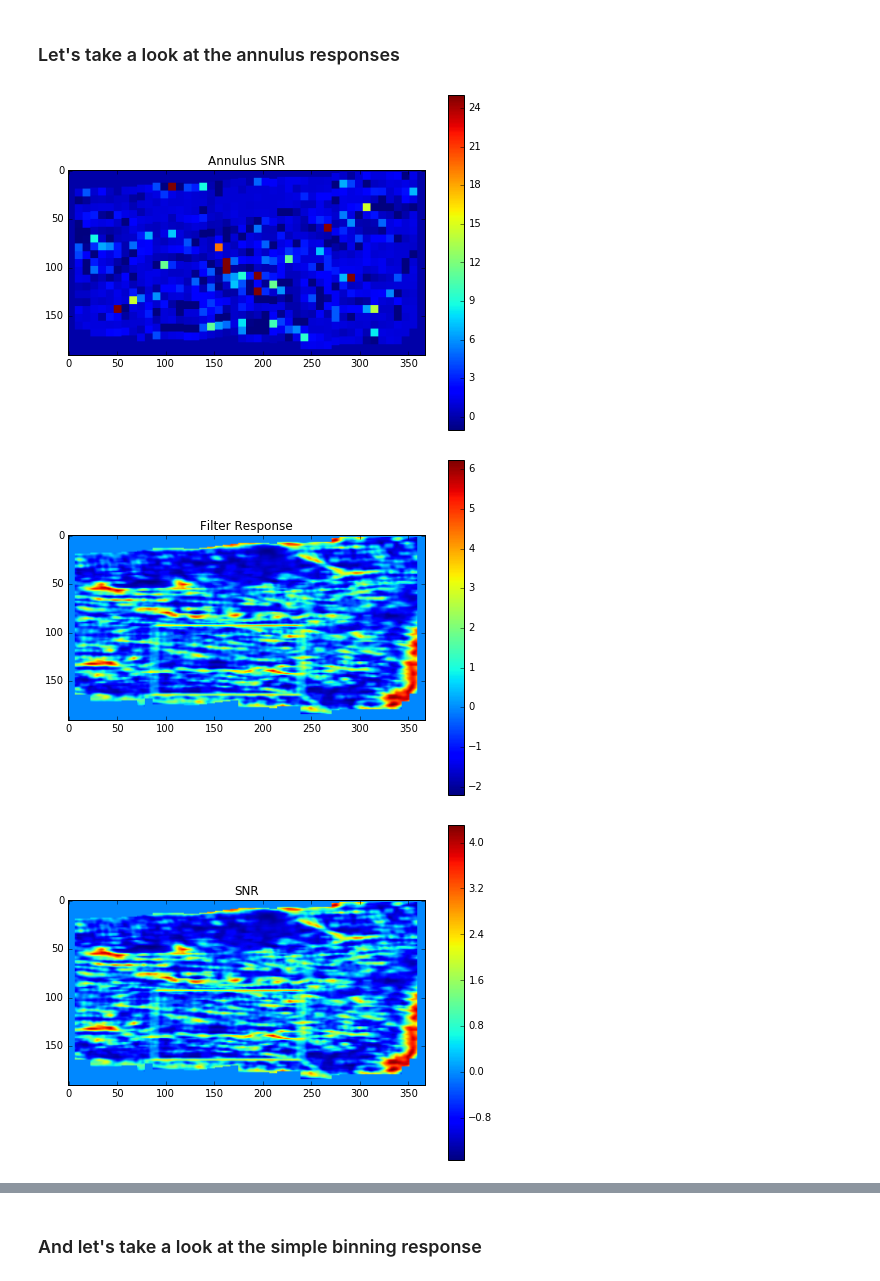
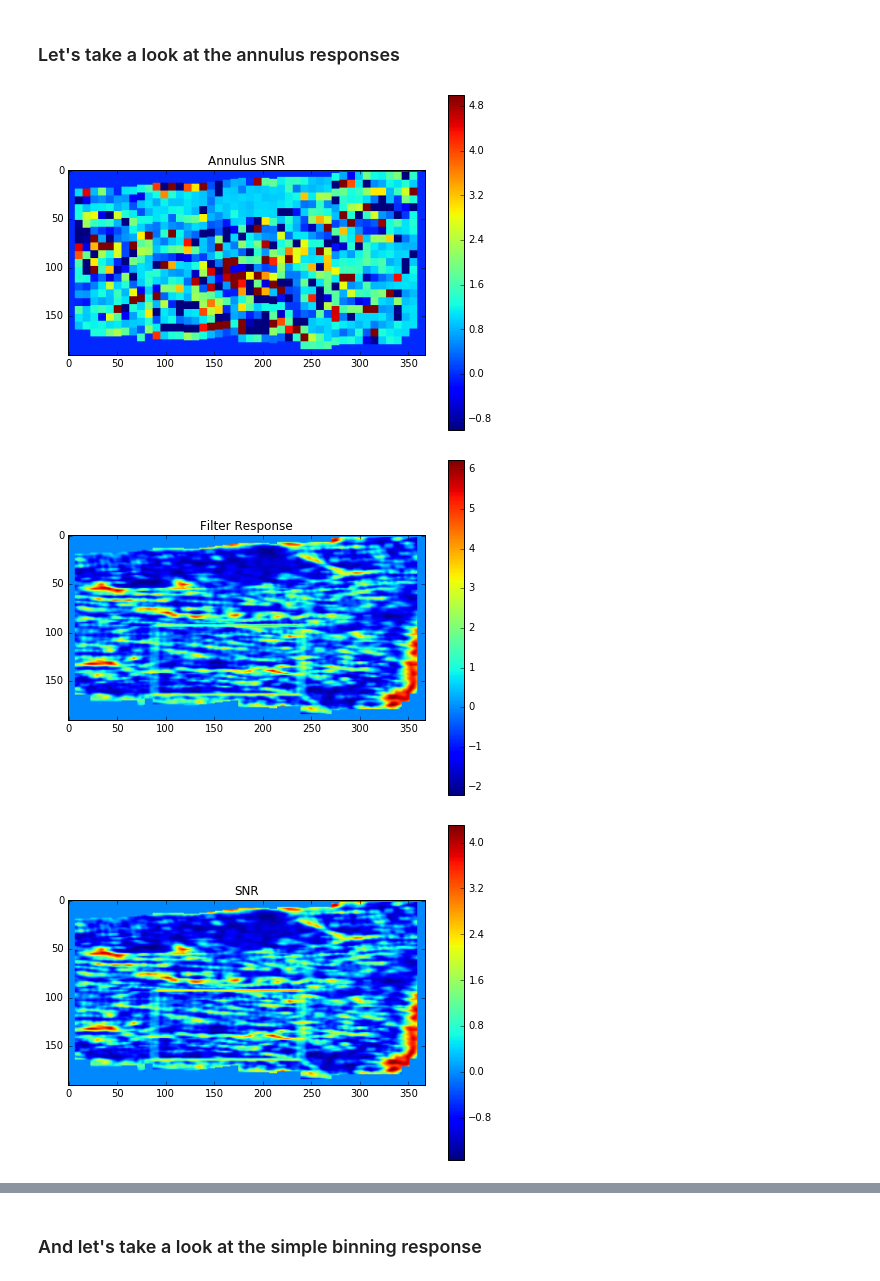
Before and after one commit to huskeypm/sparkdetection, a Jupyter notebook: mach/myocyte_filter_statistics.ipynb, the cells around one changed output, grey strips where cells are left out. Cells and saved outputs as stored; diff of their text form; code cells hidden in the pictures.

```diff
--- a/mach/myocyte_filter_statistics.ipynb
+++ b/mach/myocyte_filter_statistics.ipynb
@@ -146,6 +152,7 @@ def AnnulusResponse(binnedPoints, boxHeight, h, noiseInFilter):
     SNRarray = np.zeros(imgDim)
     #filterArrays = []
     annulusResponses = []
+    SNRbinAvgs = []
 
     for point in binnedPoints:
         row = point[1]; col = point[0]
@@ -196,6 +203,7 @@ def AnnulusResponse(binnedPoints, boxHeight, h, noiseInFilter):
 
         #calculate avg and std dev of binned chunk
         binAvg = np.average(filterValues)
+        SNRbinAvg = binAvg / noiseInFilter
         binStdDev = np.std(filterValues)
 
         binnedArrays.append(myPoints)
@@ -204,16 +212,17 @@ def AnnulusResponse(binnedPoints, boxHeight, h, noiseInFilter):
         binStdDevs.append(binStdDev)
         #SNRarrays.append(SNRvalues)
         annulusResponses.append(annulusResponse)
-    return binnedArrays, filterResponse, binAvgs, binStdDevs, SNRarray, annulusResponses
+        SNRbinAvgs.append(SNRbinAvg)
+    return binnedArrays, filterResponse, binAvgs, binStdDevs, SNRarray, annulusResponses, SNRbinAvgs
 # %%
-def GimmePlots(binnedArrays, SNRarray, filterResponse, binAvgs, binStdDevs, annulusResponses=None):
+def GimmePlots(binnedArrays, SNRarray, filterResponse, binAvgs, binStdDevs, SNRbinAvgs, annulusResponses=None):
     if annulusResponses != None:
         blankImg = np.zeros(imgDim)
         drawnImg = blankImg
         for i,myBin in enumerate(binnedArrays):
             response = annulusResponses[i]
-            if response > 25:
-                response = 25
+            if response > 5:
+                response = 5
             elif response < -1:
                 response = -1
             for point in myBin:
@@ -245,6 +254,16 @@ def GimmePlots(binnedArrays, SNRarray, filterResponse, binAvgs, binStdDevs, annu
 
     blankImg = np.zeros(imgDim)
     drawnImg = blankImg
+    for i,myBin in enumerate(binnedArrays):
+        for point in myBin:
+            drawnImg[point[0],point[1]] = SNRbinAvgs[i]
+    plt.figure()
+    imshow(drawnImg)
+    plt.title("Average SNR of Bins")
+    plt.colorbar()
+
+    blankImg = np.zeros(imgDim)
+    drawnImg = blankImg
     maxStdDev = np.max(binStdDevs)
     for i,myBin in enumerate(binnedArrays):
         for point in myBin:
@@ -423,13 +443,13 @@ imshow(drawn,cmap='gray')
 # %% [markdown]
 ### Trying Annulus approach
 # %%
-binnedArrays, filterResponse, binAvgs, binStdDevs, SNRarray, annulusResponses = AnnulusResponse(binnedPoints,boxHeight,h,noiseInFilter)
+binnedArrays, filterResponse, binAvgs, binStdDevs, SNRarray, annulusResponses, SNRbinAvgs = AnnulusResponse(binnedPoints,boxHeight,h,noiseInFilter)
 # %% [markdown]
 ### Let's take a look at the annulus responses
 # %%
-GimmePlots(binnedArrays, SNRarray, filterResponse, binAvgs, binStdDevs, annulusResponses=annulusResponses)
+GimmePlots(binnedArrays, SNRarray, filterResponse, binAvgs, binStdDevs, SNRbinAvgs,annulusResponses=annulusResponses)
 # %% [output]
-[figure, old version]
+[figure, new version]
 [figure]
 [figure]
 [figure]
```
Also changed, not shown: parts of 6 cells of this notebook, 2 other files.
